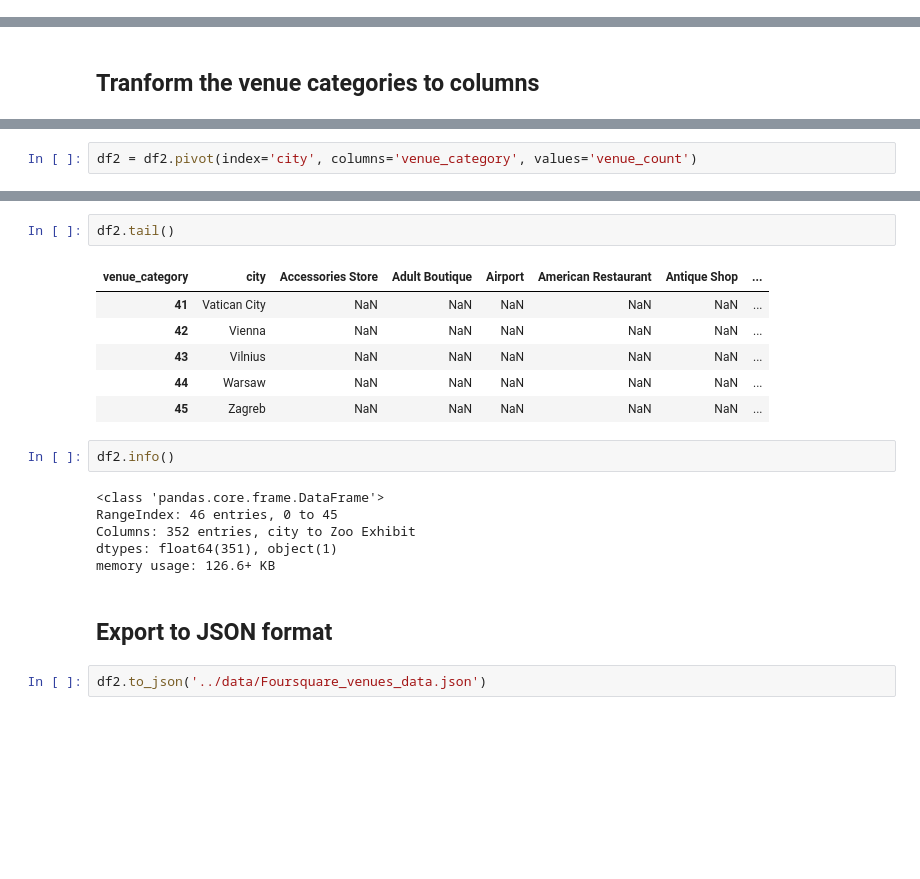
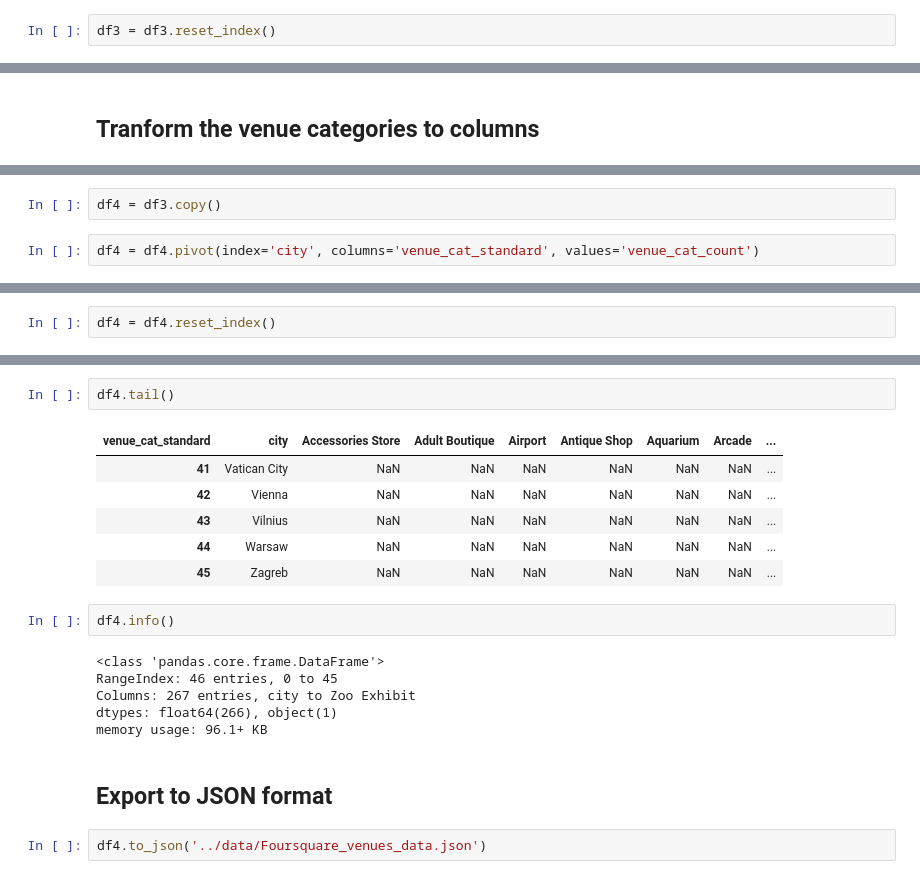
Before and after one commit to robertbozsik/city-recommender, a Jupyter notebook: notebooks/Foursquare_venues.ipynb, the cells around one changed output, grey strips where cells are left out. Drawn from its saved outputs; the diff is of its cells as text; blank space fills up the shorter version.

```diff
--- a/notebooks/Foursquare_venues.ipynb
+++ b/notebooks/Foursquare_venues.ipynb
@@ -417 +541,3 @@ df = df.reset_index()
+# %%
+df3 = df3.reset_index()
 # %%
@@ -437,3 +561,5 @@ df2 = df.copy()
+# %%
+df4 = df3.copy()
 # %%
-df2 = df2.pivot(index='city', columns='venue_category', values='venue_count')
+df4 = df4.pivot(index='city', columns='venue_cat_standard', values='venue_cat_count')
 # %%
@@ -455 +579,3 @@ df2 = df2.reset_index()
+# %%
+df4 = df4.reset_index()
 # %%
@@ -464,24 +590,24 @@ df2.head()
 # %%
-df2.tail()
+df4.tail()
 # %% [output]
-| venue_category | city | Accessories Store | Adult Boutique | Airport | American Restaurant | Antique Shop | ... |
-| 41 | Vatican City | NaN | NaN | NaN | NaN | NaN | ... |
-| 42 | Vienna | NaN | NaN | NaN | NaN | NaN | ... |
-| 43 | Vilnius | NaN | NaN | NaN | NaN | NaN | ... |
-| 44 | Warsaw | NaN | NaN | NaN | NaN | NaN | ... |
-| 45 | Zagreb | NaN | NaN | NaN | NaN | NaN | ... |
+| venue_cat_standard | city | Accessories Store | Adult Boutique | Airport | Antique Shop | Aquarium | Arcade | ... |
+| 41 | Vatican City | NaN | NaN | NaN | NaN | NaN | NaN | ... |
+| 42 | Vienna | NaN | NaN | NaN | NaN | NaN | NaN | ... |
+| 43 | Vilnius | NaN | NaN | NaN | NaN | NaN | NaN | ... |
+| 44 | Warsaw | NaN | NaN | NaN | NaN | NaN | NaN | ... |
+| 45 | Zagreb | NaN | NaN | NaN | NaN | NaN | NaN | ... |
 # %%
-df2.info()
+df4.info()
 # %% [output]
 <class 'pandas.core.frame.DataFrame'>
 RangeIndex: 46 entries, 0 to 45
-Columns: 352 entries, city to Zoo Exhibit
-dtypes: float64(351), object(1)
-memory usage: 126.6+ KB
+Columns: 267 entries, city to Zoo Exhibit
+dtypes: float64(266), object(1)
+memory usage: 96.1+ KB
 # %% [markdown]
 ## Export to JSON format
 # %%
-df2.to_json('../data/Foursquare_venues_data.json')
+df4.to_json('../data/Foursquare_venues_data.json')
 # %%
 check = pd.read_json('../data/Foursquare_venues_data.json')
 check.head()
```
Also changed, not shown: parts of 38 cells of this notebook, 1 other file.
